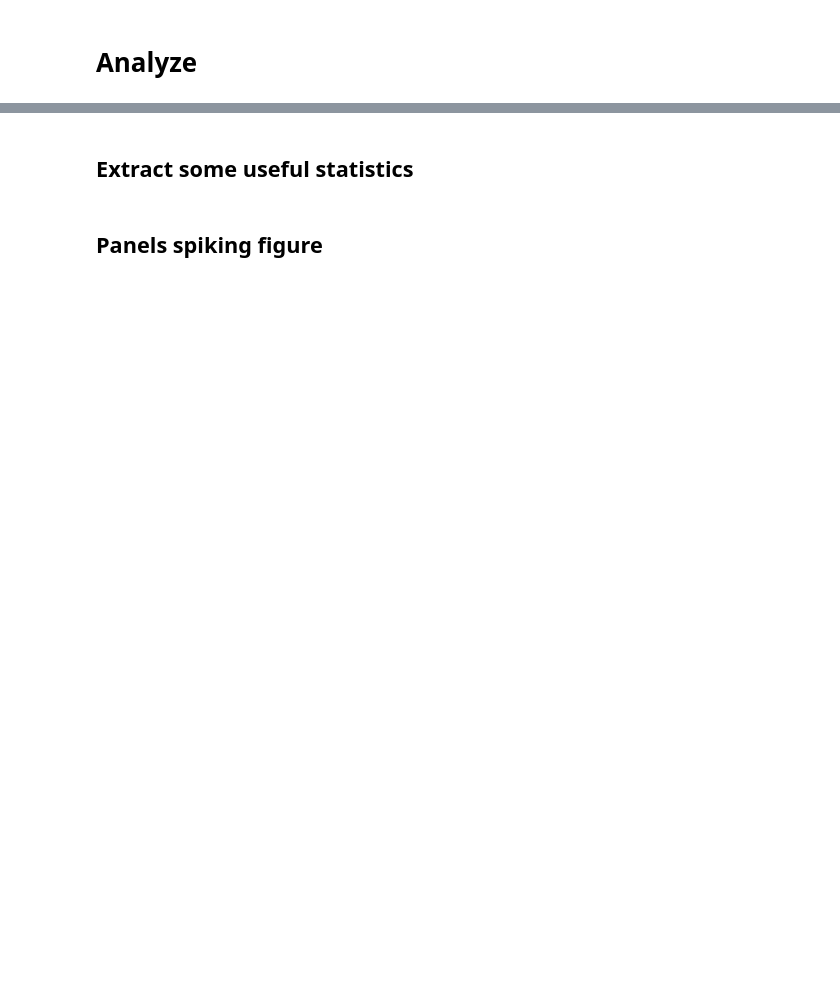
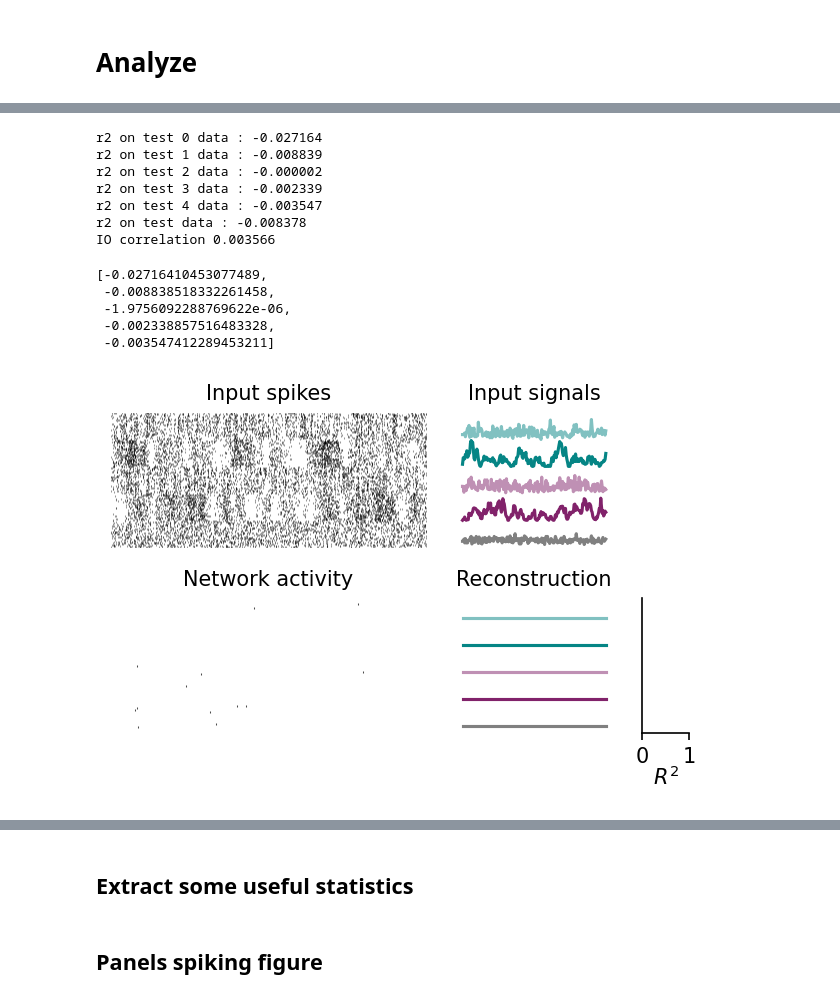
Before and after one commit to tkqtang/sim_lpl_py, a Jupyter notebook: analyze_result.ipynb, the cells around one changed output, grey strips where cells are left out. Cells and saved outputs as stored; diff of their text form; code cells hidden in the pictures; blank space fills up the shorter version.

```diff
--- a/analyze_result.ipynb
+++ b/analyze_result.ipynb
@@ -305,24 +333,38 @@ analyze(input_spikes_pred_off, exc_spikes_pred_off, inh_spikes_pred_off, outputd
 # %%
 # hebb off
-filename_hebb_off = "_50000s_Hebb_off"
-out_hebb_off = utils.load_from_file("outs/out" + filename_hebb_off)
-weight_heb_off =  utils.load_from_file("outs/weight" + filename_hebb_off)
+filename_hebb_off = "50000s_Hebb_off"
+out_hebb_off = utils.load_from_file("outs/out_" + filename_hebb_off)
+weight_heb_off =  utils.load_from_file("outs/weight_" + filename_hebb_off)
 
 input_spikes_hebb_off = out_hebb_off["input"]
 input_spikes_hebb_off = torch.stack(input_spikes_hebb_off, dim=0)
 input_spikes_hebb_off = input_spikes_hebb_off.reshape(input_spikes_hebb_off.shape[0], input_spikes_hebb_off.shape[2])
 
 exc_spikes_hebb_off = out_hebb_off["exc"]
 exc_spikes_hebb_off = torch.stack(exc_spikes_hebb_off, dim=0)
 exc_spikes_hebb_off = exc_spikes_hebb_off.reshape(exc_spikes_hebb_off.shape[0], exc_spikes_hebb_off.shape[2])
 
 inh_spikes_hebb_off = out_hebb_off["inh"]
 inh_spikes_hebb_off = torch.stack(inh_spikes_hebb_off, dim=0)
 inh_spikes_hebb_off = inh_spikes_hebb_off.reshape(inh_spikes_hebb_off.shape[0], inh_spikes_hebb_off.shape[2])
 
 wmat_hebb_off = weight_heb_off["LPLCon"]
 wmat_hebb_off = wmat_hebb_off[0].T.numpy()
 
-analyze(input_spikes_hebb_off, exc_spikes_hebb_off, inh_spikes_hebb_off, outputdir=output_path, runid=filename_hebb_off)
+analyze(input_spikes_hebb_off, exc_spikes_hebb_off, [],outputdir=output_path, runid=filename_hebb_off, inh=False)
+# %% [output]
+r2 on test 0 data : -0.027164
+r2 on test 1 data : -0.008839
+r2 on test 2 data : -0.000002
+r2 on test 3 data : -0.002339
+r2 on test 4 data : -0.003547
+r2 on test data : -0.008378
+IO correlation 0.003566
+[-0.02716410453077489,
+ -0.008838518332261458,
+ -1.9756092288769622e-06,
+ -0.002338857516483328,
+ -0.003547412289453211]
+[figure, added]
 # %%
 # inhib_off
```
Also changed, not shown: parts of 29 cells of this notebook, 1 other file.
